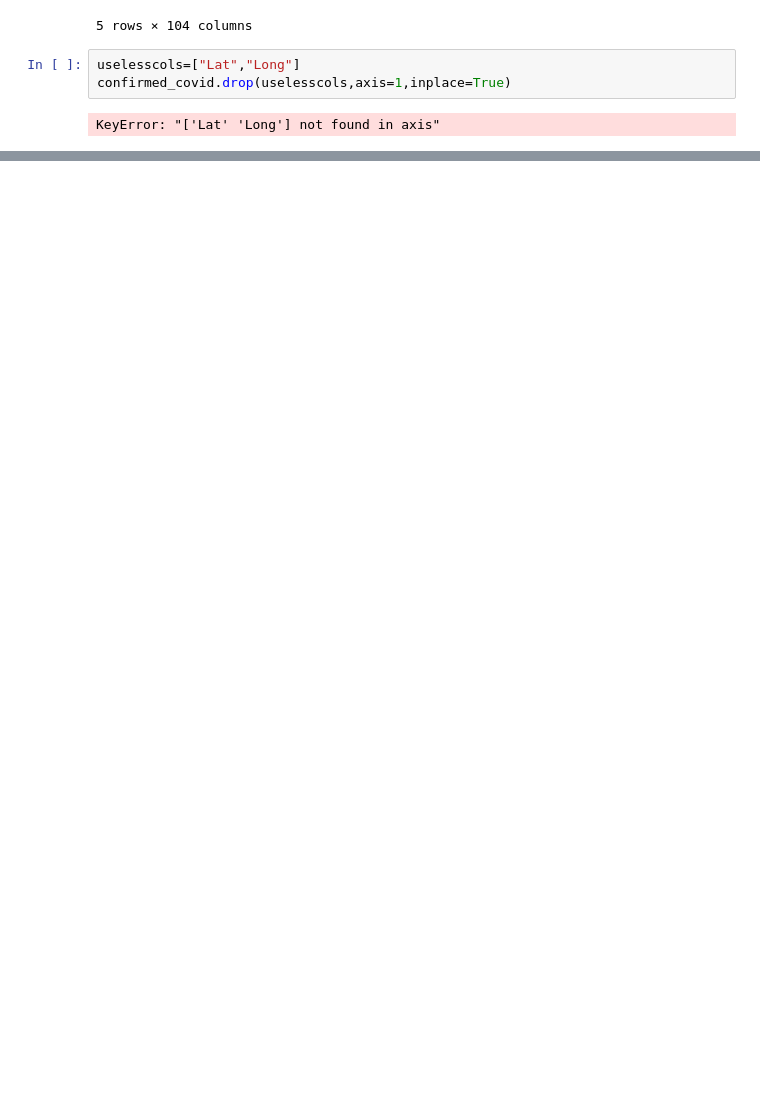
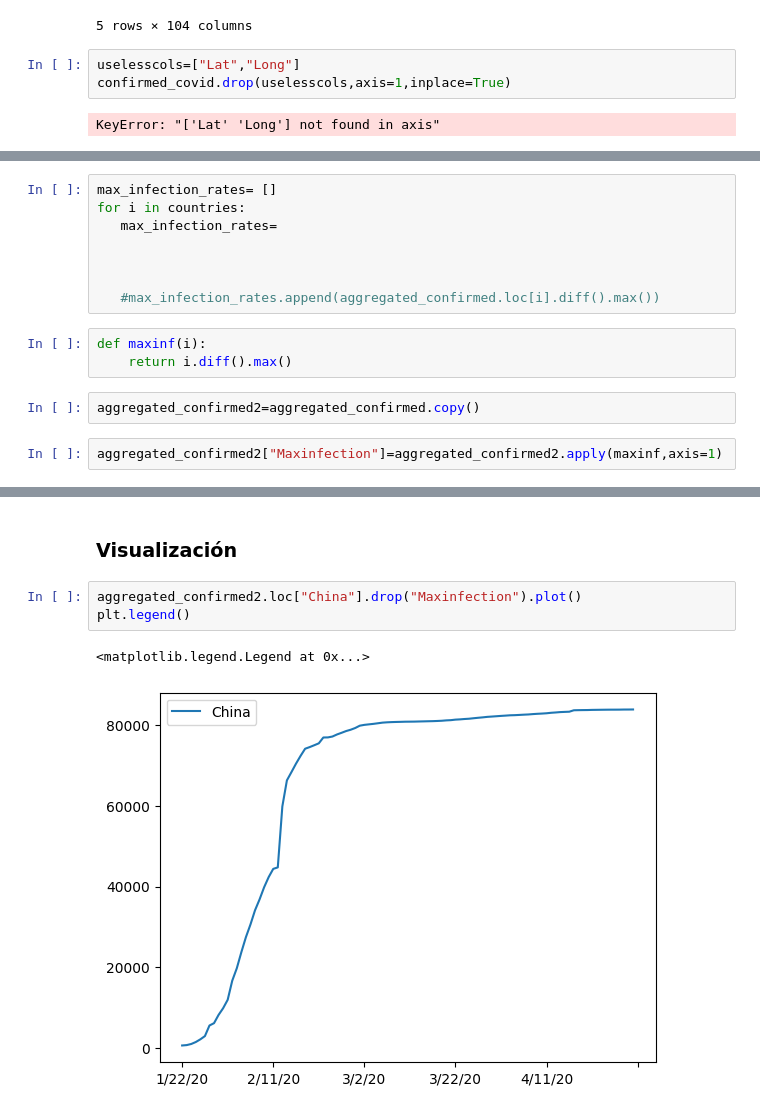
Before and after one commit to Ivansantamariaknx/portfolio, a Jupyter notebook: Caso Covid/Covid check confirmed.ipynb, the cells around one changed output, grey strips where cells are left out. Drawn from its saved outputs; the diff is of its cells as text; blank space fills up the shorter version.

```diff
--- a/Caso Covid/Covid check confirmed.ipynb
+++ b/Caso Covid/Covid check confirmed.ipynb
@@ -40,0 +61,15 @@ confirmed_covid.groupby("Country/Region").sum()
+# %%
+max_infection_rates= []
+for i in countries:
+   max_infection_rates=
+
+
+
+   #max_infection_rates.append(aggregated_confirmed.loc[i].diff().max())
+# %%
+def maxinf(i):
+    return i.diff().max()
+# %%
+aggregated_confirmed2=aggregated_confirmed.copy()
+# %%
+aggregated_confirmed2["Maxinfection"]=aggregated_confirmed2.apply(maxinf,axis=1)
@@ -40,0 +183,8 @@ confirmed_covid.groupby("Country/Region").sum()
+# %% [markdown]
+### Visualización
+# %%
+aggregated_confirmed2.loc["China"].drop("Maxinfection").plot()
+plt.legend()
+# %% [output]
+<matplotlib.legend.Legend at 0x...>
+[figure, added]
```
Also changed, not shown: parts of 25 cells of this notebook, 4 other files.
